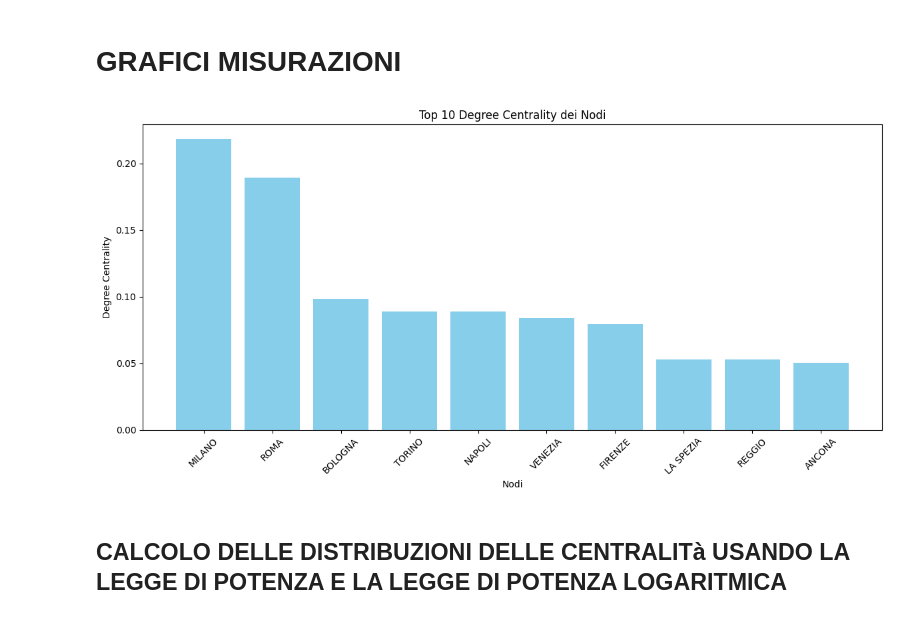
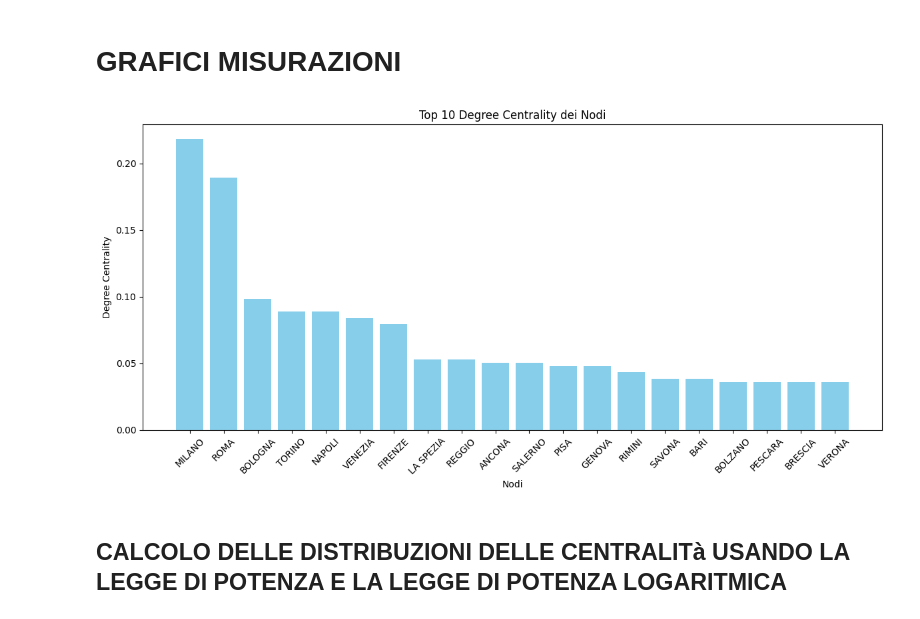
Before and after one commit to riccardospini98/sna, a Jupyter notebook: progetto/analysis.ipynb, the cells around one changed output. Cells and saved outputs as stored; diff of their text form; code cells hidden in the pictures.

```diff
--- a/progetto/analysis.ipynb
+++ b/progetto/analysis.ipynb
@@ -321,20 +321,20 @@ m
 # GRAFICI MISURAZIONI
 # %%
 # Ordina i nodi per degree centrality e prendi i primi 10
-top_nodes_degree = sorted(degree_centrality.items(), key=lambda x: x[1], reverse=True)[:10]
+top_nodes_degree = sorted(degree_centrality.items(), key=lambda x: x[1], reverse=True)[:20]
 nodes_degree = [node for node, _ in top_nodes_degree]
 centrality_values_degree = [value for _, value in top_nodes_degree]
 
 # Plot del grafico a istogramma
 plt.figure(figsize=(12, 6))
 plt.bar(nodes_degree, centrality_values_degree, color='skyblue')
 plt.xlabel('Nodi')
 plt.ylabel('Degree Centrality')
 plt.title('Top 10 Degree Centrality dei Nodi')
 plt.xticks(rotation=45)
 plt.tight_layout()
 plt.show()
 # %% [output]
-[figure, old version]
+[figure, new version]
 # %% [markdown]
 ## CALCOLO DELLE DISTRIBUZIONI DELLE CENTRALITà USANDO LA LEGGE DI POTENZA E LA LEGGE DI POTENZA LOGARITMICA
```
Also changed, not shown: parts of 7 cells of this notebook.
